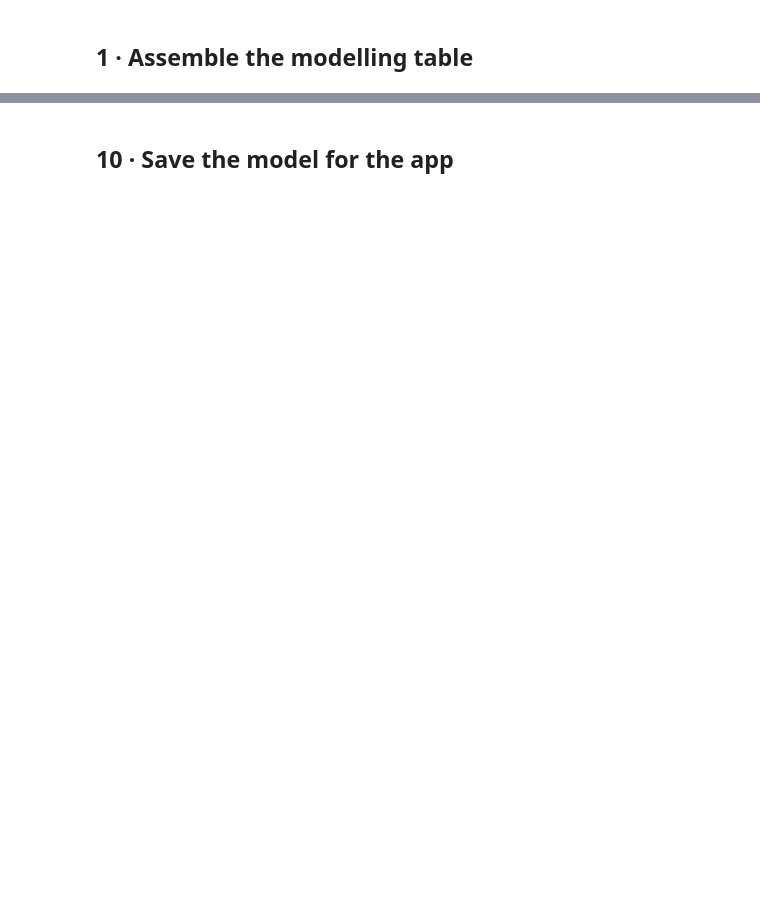
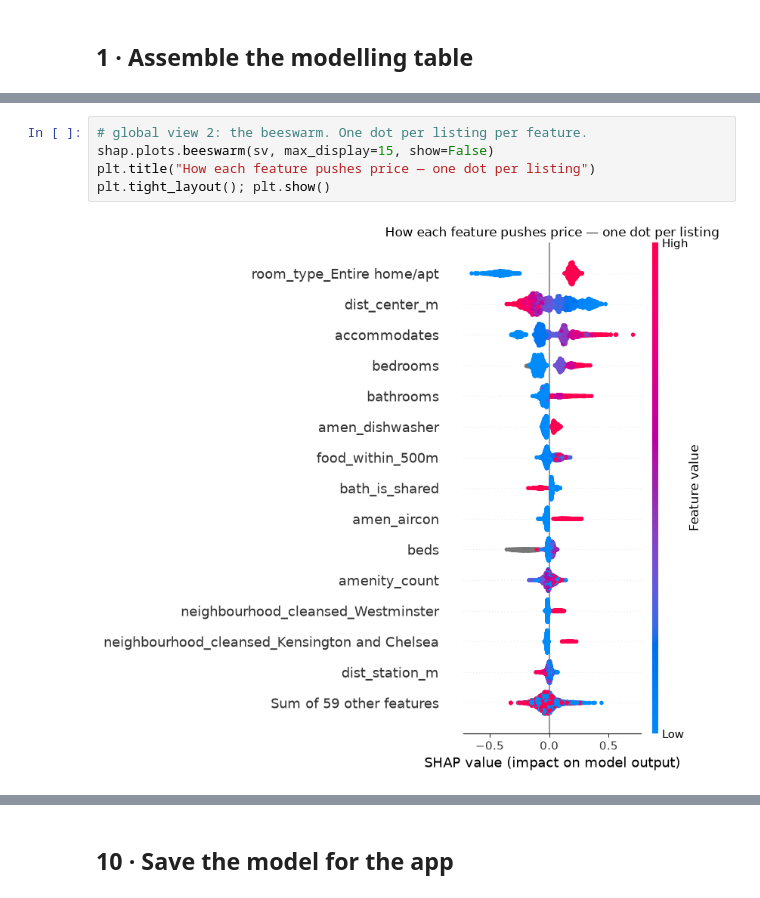
Before and after one commit to KevST14/london-rent-reality-check, a Jupyter notebook: notebooks/03_price_model.ipynb, the cells around one changed output, grey strips where cells are left out. Saved outputs shown, nothing was run; the diff lists cells and outputs as text; blank space fills up the shorter version.

```diff
--- a/notebooks/03_price_model.ipynb
+++ b/notebooks/03_price_model.ipynb
@@ -490,0 +501,7 @@ dense, well-sampled inner ones. This is reported, not hidden.
+# %%
+# global view 2: the beeswarm. One dot per listing per feature.
+shap.plots.beeswarm(sv, max_display=15, show=False)
+plt.title("How each feature pushes price — one dot per listing")
+plt.tight_layout(); plt.show()
+# %% [output]
+[figure, added]
```
Also changed, not shown: parts of 62 cells of this notebook, 4 other files.
